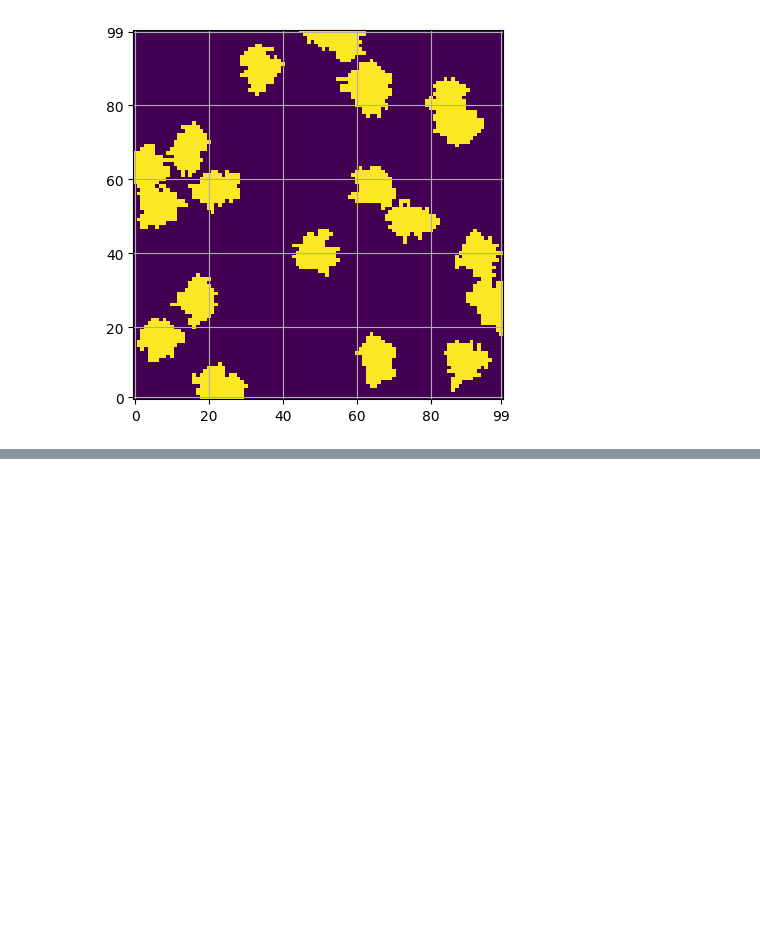
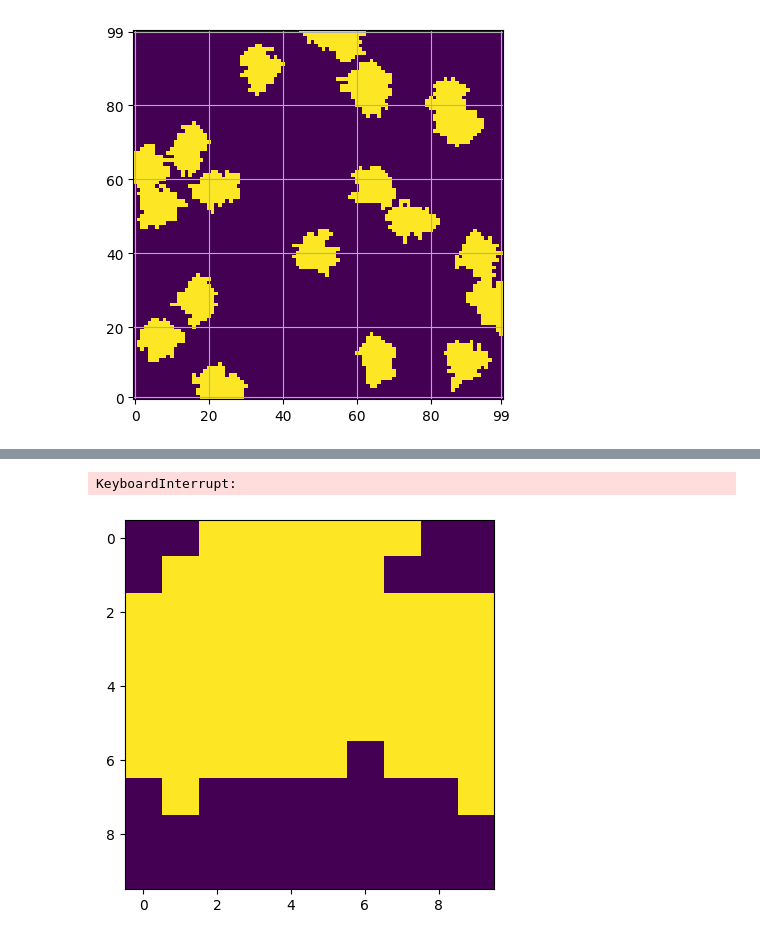
Before and after one commit to AADILab/influence-multi-objective, a Jupyter notebook: generate_env.ipynb, the cells around one changed output, grey strips where cells are left out. Drawn from its saved outputs; the diff is of its cells as text; code cells hidden in the pictures; blank space fills up the shorter version.

```diff
--- a/generate_env.ipynb
+++ b/generate_env.ipynb
@@ -239,0 +304,5 @@ plotGrid(connectivity_grid)
+# %%
+generateConnectivityGrid(mini_grid, np.array([5,5]),save_intermediate_plots = True);
+# %% [output]
+KeyboardInterrupt:
+[figure, added]
```
Also changed, not shown: parts of 7 cells of this notebook.
